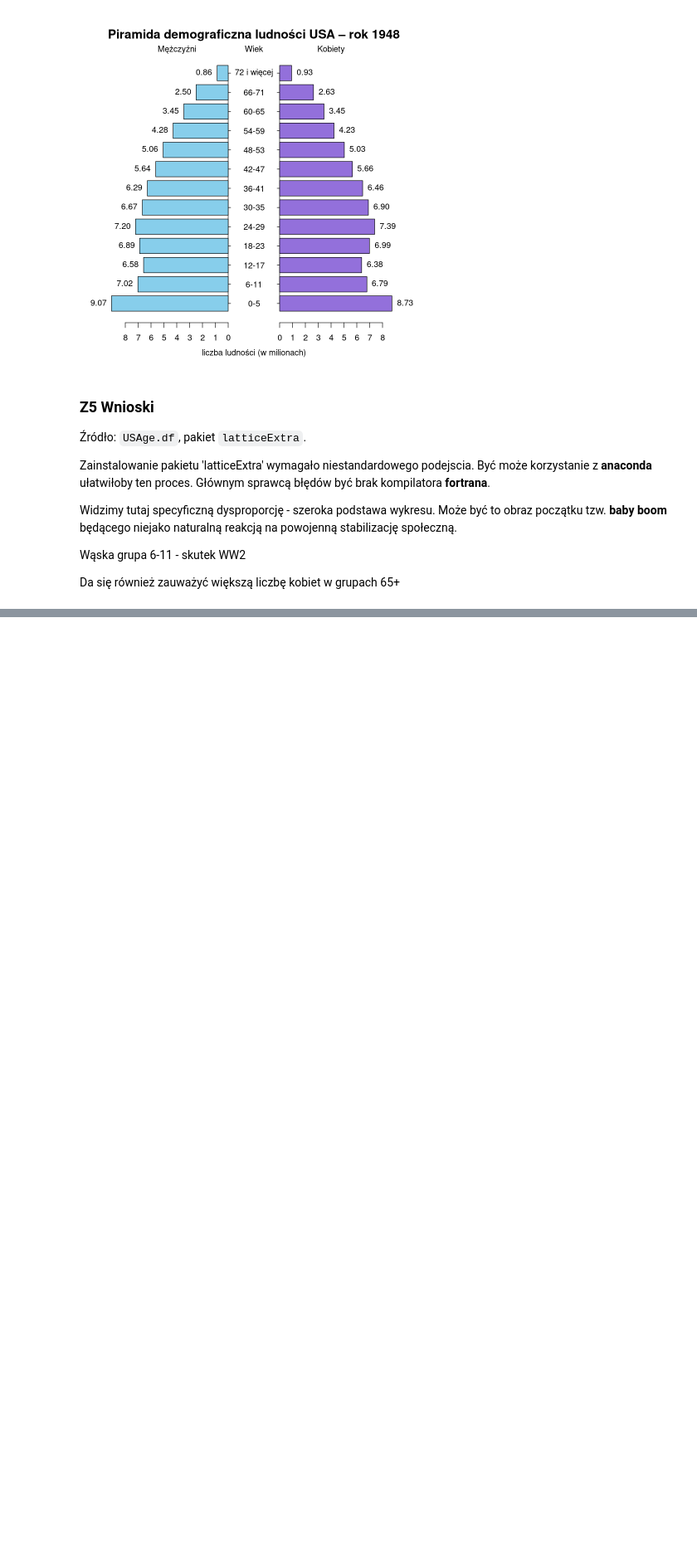
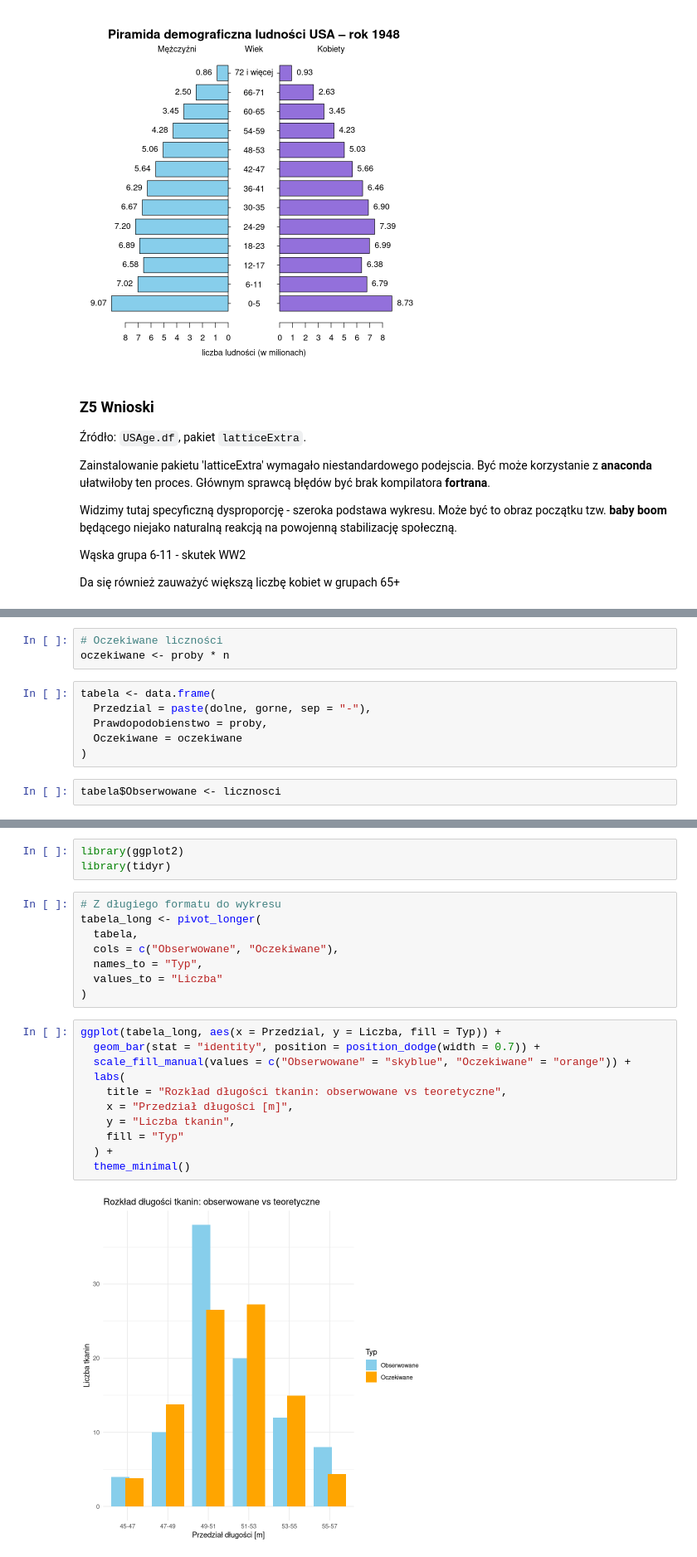
Before and after one commit to Kotmin/R-Planowanie-Eksperymentu, a Jupyter notebook: Zadania.ipynb, the cells around one changed output, grey strips where cells are left out. Shown: that part at 83% size. Cells and saved outputs as stored; diff of their text form; blank space fills up the shorter version.

```diff
--- a/Zadania.ipynb
+++ b/Zadania.ipynb
@@ -1028,0 +1101,11 @@ Da się również zauważyć większą liczbę kobiet w grupach 65+
+# %%
+# Oczekiwane liczności
+oczekiwane <- proby * n
+# %%
+tabela <- data.frame(
+  Przedzial = paste(dolne, gorne, sep = "-"),
+  Prawdopodobienstwo = proby,
+  Oczekiwane = oczekiwane
+)
+# %%
+tabela$Obserwowane <- licznosci
@@ -1028,0 +1119,24 @@ Da się również zauważyć większą liczbę kobiet w grupach 65+
+# %%
+library(ggplot2)
+library(tidyr)
+# %%
+# Z długiego formatu do wykresu
+tabela_long <- pivot_longer(
+  tabela,
+  cols = c("Obserwowane", "Oczekiwane"),
+  names_to = "Typ",
+  values_to = "Liczba"
+)
+# %%
+ggplot(tabela_long, aes(x = Przedzial, y = Liczba, fill = Typ)) +
+  geom_bar(stat = "identity", position = position_dodge(width = 0.7)) +
+  scale_fill_manual(values = c("Obserwowane" = "skyblue", "Oczekiwane" = "orange")) +
+  labs(
+    title = "Rozkład długości tkanin: obserwowane vs teoretyczne",
+    x = "Przedział długości [m]",
+    y = "Liczba tkanin",
+    fill = "Typ"
+  ) +
+  theme_minimal()
+# %% [output]
+[figure, added]
```
Also changed, not shown: parts of 32 cells of this notebook, 1 other file.
